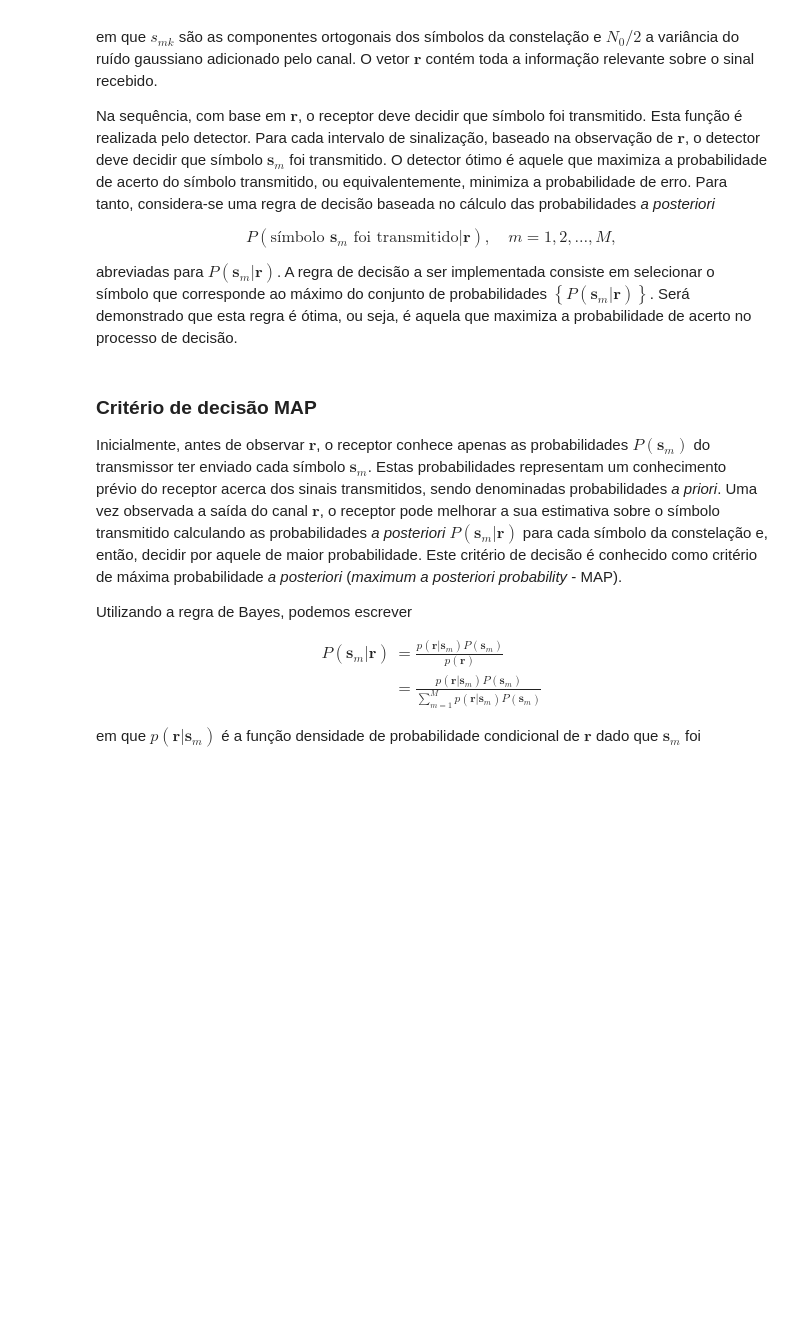
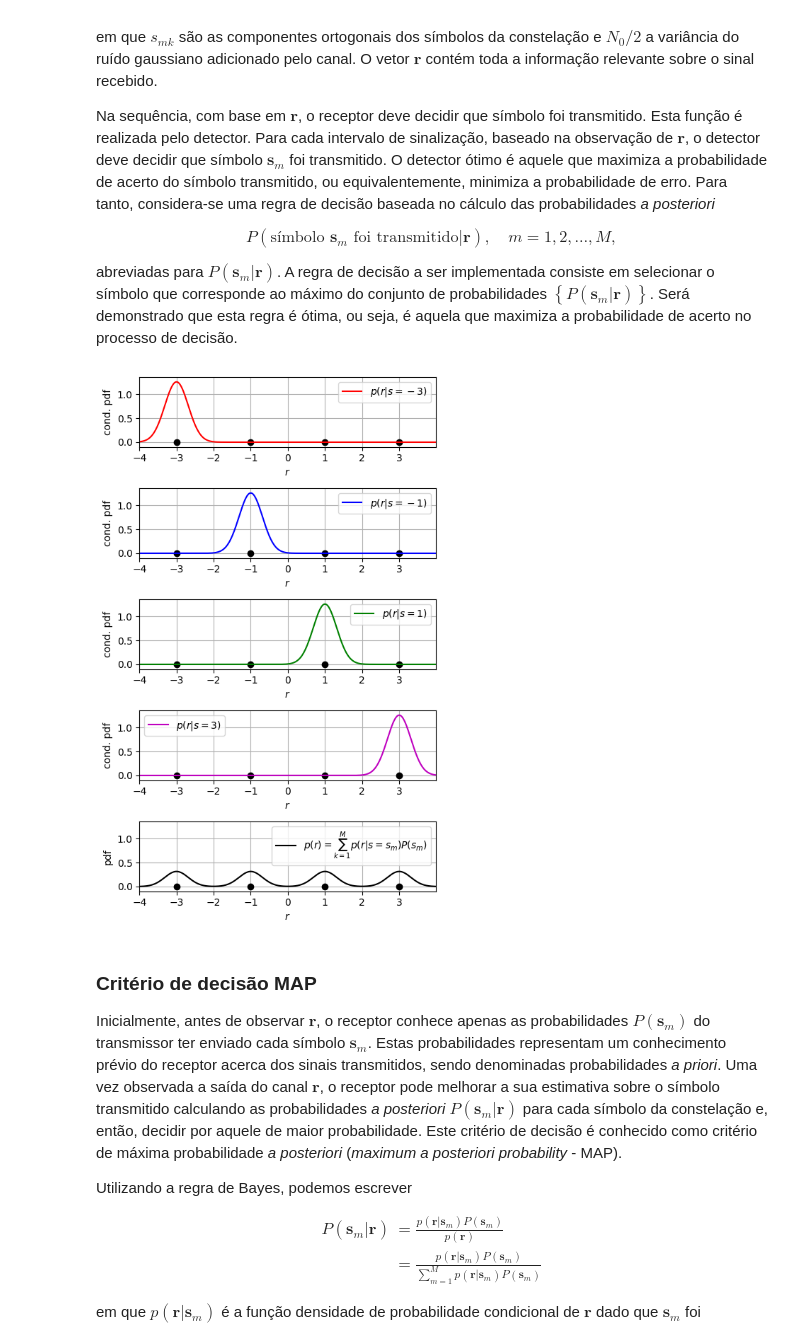
Before and after one commit to edsonportosilva/TDI, a Jupyter notebook: jupyter/3 - Receptores ótimos para canais AWGN.ipynb, the cells around one changed output. Saved outputs shown, nothing was run; the diff lists cells and outputs as text; code cells hidden in the pictures; blank space fills up the shorter version.

```diff
--- a/jupyter/3 - Receptores ótimos para canais AWGN.ipynb
+++ b/jupyter/3 - Receptores ótimos para canais AWGN.ipynb
@@ -439,6 +439,44 @@ P\left(\text{símbolo }\mathbf{s}_m \text{ foi transmitido}|\mathbf{r}\right), \
 \end{equation}$$
 
 abreviadas para $P\left(\mathbf{s}_m|\mathbf{r}\right)$. A regra de decisão a ser implementada consiste em selecionar o símbolo que corresponde ao máximo do conjunto de probabilidades $\left\lbrace P\left(\mathbf{s}_m|\mathbf{r}\right) \right\rbrace$. Será demonstrado que esta regra é ótima, ou seja, é aquela que maximiza a probabilidade de acerto no processo de decisão.
+# %%
+const = [-3, -1, 1, 3]
+M = len(const)
+
+# ruído gaussiano branco
+σ2  = 0.1  # variância
+μ   = 0      # média
+
+# plota valores de p(r|s) e p(r)
+fig, ax = plt.subplots(len(const)+1, 1, figsize = (5,8))
+x = np.arange(min(const)-1, max(const)+1, 0.01)
+π = np.pi
+
+pdf = 0
+colors = ['r','b','g','m']
+for ind, s in enumerate(const):
+    pdf_c = 1/np.sqrt(2*π*σ2)*np.exp(-(x-s)**2/(2*σ2))
+    ax[ind].plot(const, np.zeros(len(const)), 'ko')
+    ax[ind].plot(x, pdf_c, '-', label = f'$p(r|s = {s})$', color = colors[ind], linewidth=1.5);
+    ax[ind].legend()
+    ax[ind].set_xlabel('$r$')
+    ax[ind].set_ylabel('cond. pdf')
+    ax[ind].set_xlim(min(x), max(x))
+    ax[ind].set_ylim(-0.1, max(pdf_c)+0.1)
+    ax[ind].grid()
+    pdf += pdf_c*(1/M)
+
+ax[4].plot(const, np.zeros(len(const)), 'ko')
+ax[4].plot(x, pdf, 'k-', label = '$p(r) = \sum_{k=1}^{M}p(r|s=s_m)P(s_m)$', linewidth=1.5);
+ax[4].legend()
+ax[4].set_xlabel('$r$')
+ax[4].set_ylabel('pdf')
+ax[4].set_xlim(min(x), max(x))
+ax[4].set_ylim(-0.1, max(pdf_c)+0.1)
+ax[4].grid()
+plt.tight_layout()
+# %% [output]
+[figure, added]
 # %% [markdown]
 ### Critério de decisão MAP
 
```
Also changed, not shown: parts of 2 cells of this notebook.
